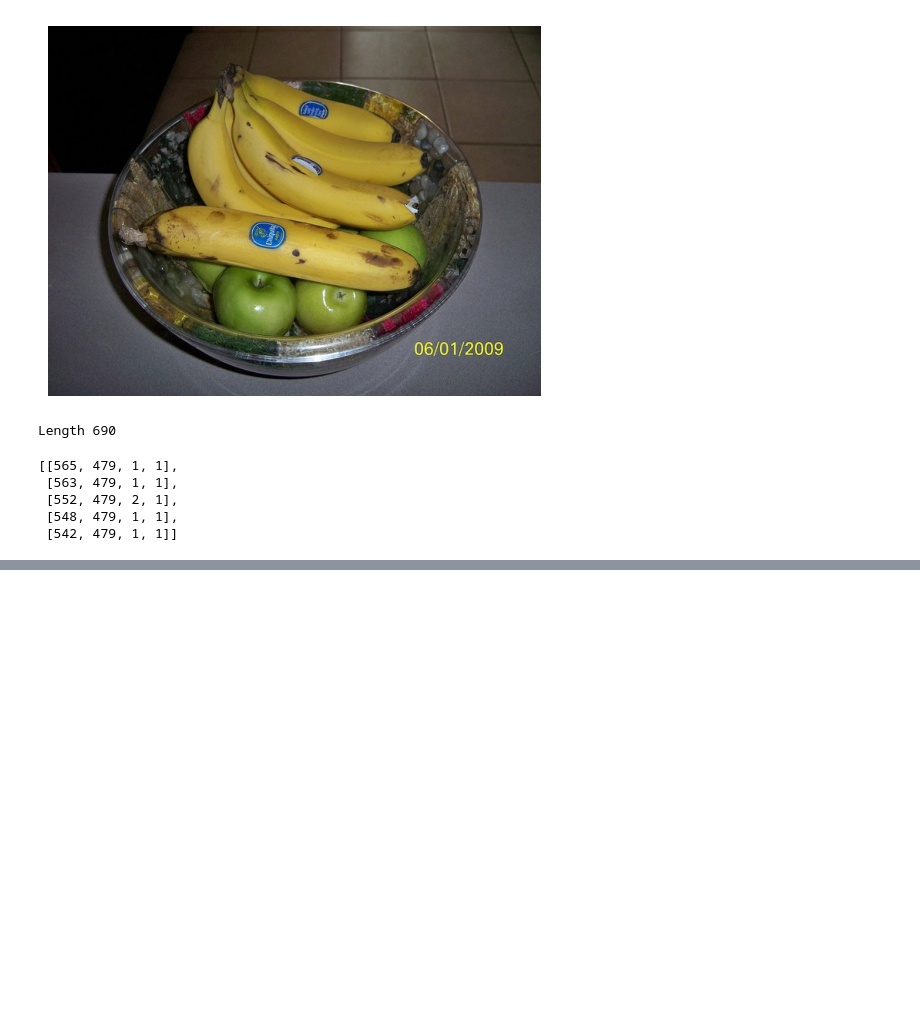
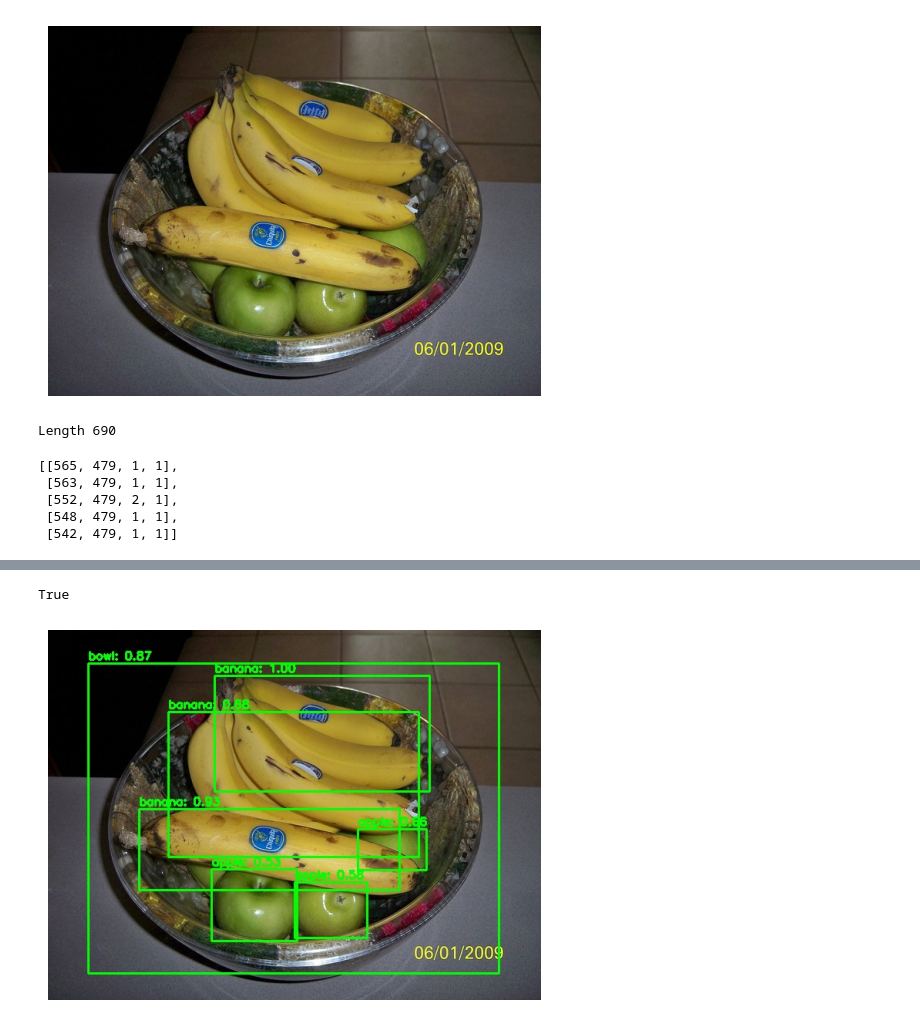
Before and after one commit to NikoletaKocurovaAI/artificial-intelligence, a Jupyter notebook: computer-vision/robot-object-recognition/jupyter-notebooks/object_detection.ipynb, the cells around one changed output, grey strips where cells are left out. Saved outputs shown, nothing was run; the diff lists cells and outputs as text; code cells hidden in the pictures; blank space fills up the shorter version.

Commit message:
Object detection resarch clean up.

```diff
--- a/computer-vision/robot-object-recognition/jupyter-notebooks/object_detection.ipynb
+++ b/computer-vision/robot-object-recognition/jupyter-notebooks/object_detection.ipynb
@@ -124,0 +185,18 @@ class ObjectDetector:
+# %%
+
+# Save image
+image_name = f"detected_image_{image_id}.jpg"
+cv2.imwrite(f"data/{image_name}", image)
+# %% [output]
+True
+# %%
+
+# load image with detected objects
+image = cv2.imread("data/detected_image_458756.jpg")
+image = cv2.cvtColor(image, cv2.COLOR_RGB2BGR)
+
+plt.imshow(image)
+plt.axis('off')
+plt.show()
+# %% [output]
+[figure, added]
```
Also changed, not shown: parts of 14 cells of this notebook, 4 other files.
